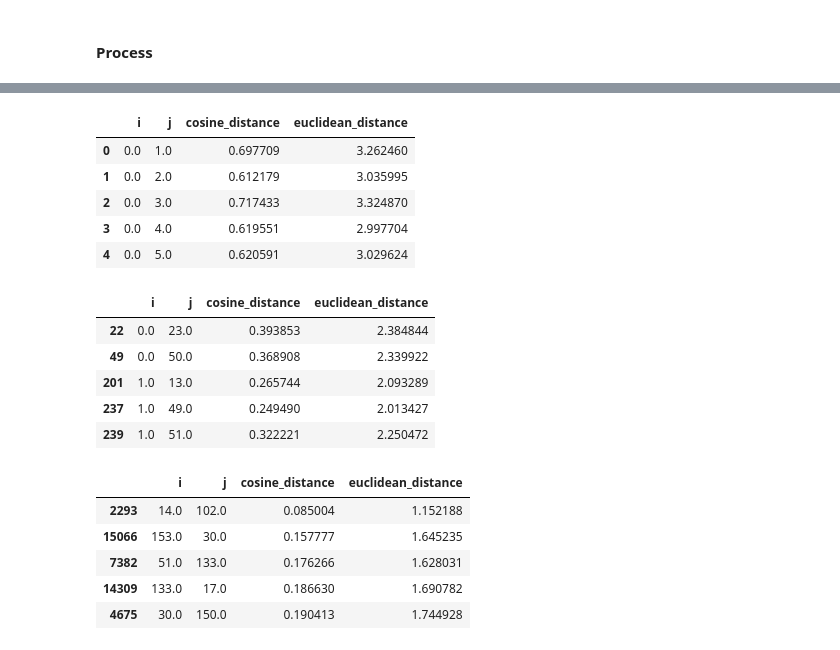
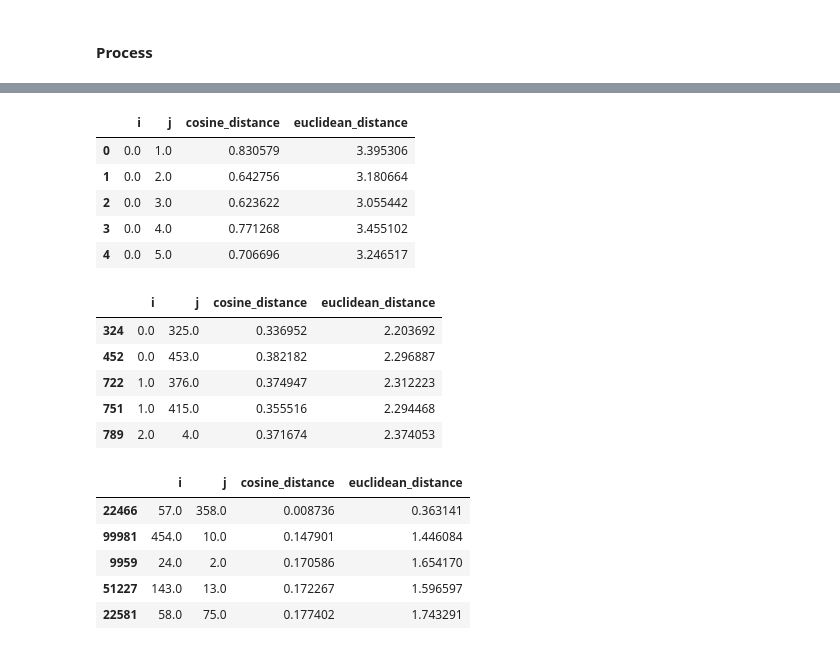
Before and after one commit to laxmilearn/ml_playground, a Jupyter notebook: src/st_mpnet_basev2_play.ipynb, the cells around one changed output, grey strips where cells are left out. Cells and saved outputs as stored; diff of their text form; code cells hidden in the pictures.

```diff
--- a/src/st_mpnet_basev2_play.ipynb
+++ b/src/st_mpnet_basev2_play.ipynb
@@ -60,5 +64,13 @@ Cosine Similiarity: 0.553466796875 for sentence = People having fun, laughing ou
 ### Play: Find Similar Sentences
 # %% [markdown]
 #### Load Data
+# %%
+# Configuration Options
+
+# This dataset contains 9567 data points, sample size of 5% means roughly 475 data points
+sample_size = 5
+
+# Maximum allowed cosine distance (or Minimum Similarity) %age
+max_cosine_distance = 40
 # %%
 baseline_df = pkg_pandas.read_csv("../data/kaggle/datasets/english-speaking-politicians-v6_0.csv.gz", compression='gzip', on_bad_lines='skip')
@@ -71,3 +82,6 @@ baseline_inputs.head()
 | 2 | Justin Trudeau | Canada | 2020-10-13 | Hello everyone.\nIt’s good to be ... | Prime Minister’s remarks on COVID... | https://pm.gc.ca/en/news/speeches... |
 | 3 | Justin Trudeau | Canada | 2020-10-09 | Hello everyone.\nI’m happy to be ... | Prime Minister’s remarks on suppo... | https://pm.gc.ca/en/news/speeches... |
 | 4 | Justin Trudeau | Canada | 2020-10-08 | Hello everyone.\nThank you, Minis... | Prime Minister’s remarks on a new... | https://pm.gc.ca/en/news/speeches... |
+# %%
+baseline_df["Author_Date"] = baseline_df["Author"] + "/" + baseline_df["Date"]
+baseline_df.head()
@@ -74,6 +95,8 @@ baseline_inputs.head()
 # %%
-# This dataset contains 9567 samples, train_size of 2% means roughly 191 samples
-train_inputs, test_inputs = pkg_model_selection.train_test_split(baseline_inputs, train_size=0.02)
+baseline_inputs = baseline_df
+
+# Use Train-Test Splitter to randomly pick the required sample size
+train_inputs, test_inputs = pkg_model_selection.train_test_split(baseline_inputs, train_size=sample_size/100)
 
 print("=== Baseline Split - Train and Test ===")
 print("Lengths: Baseline = {}, Train = {}, Test = {}".format(len(baseline_inputs), len(train_inputs), len(test_inputs)))
@@ -107,22 +152,22 @@ for i in range(len(train_embeddings)):
 similarites_df.head()
 # %% [output]
 |  | i | j | cosine_distance | euclidean_distance |
-| 0 | 0.0 | 1.0 | 0.697709 | 3.262460 |
-| 1 | 0.0 | 2.0 | 0.612179 | 3.035995 |
-| 2 | 0.0 | 3.0 | 0.717433 | 3.324870 |
-| 3 | 0.0 | 4.0 | 0.619551 | 2.997704 |
-| 4 | 0.0 | 5.0 | 0.620591 | 3.029624 |
+| 0 | 0.0 | 1.0 | 0.830579 | 3.395306 |
+| 1 | 0.0 | 2.0 | 0.642756 | 3.180664 |
+| 2 | 0.0 | 3.0 | 0.623622 | 3.055442 |
+| 3 | 0.0 | 4.0 | 0.771268 | 3.455102 |
+| 4 | 0.0 | 5.0 | 0.706696 | 3.246517 |
 # %%
-# Filter rows that have less than 40% cosine distance
-similarites_df = similarites_df[(similarites_df["cosine_distance"] < 0.40)]
+# Filter rows that have less than maximum allowed cosine distance
+similarites_df = similarites_df[(similarites_df["cosine_distance"] < (max_cosine_distance/100))]
 similarites_df.head()
 # %% [output]
 |  | i | j | cosine_distance | euclidean_distance |
-| 22 | 0.0 | 23.0 | 0.393853 | 2.384844 |
-| 49 | 0.0 | 50.0 | 0.368908 | 2.339922 |
-| 201 | 1.0 | 13.0 | 0.265744 | 2.093289 |
-| 237 | 1.0 | 49.0 | 0.249490 | 2.013427 |
-| 239 | 1.0 | 51.0 | 0.322221 | 2.250472 |
+| 324 | 0.0 | 325.0 | 0.336952 | 2.203692 |
+| 452 | 0.0 | 453.0 | 0.382182 | 2.296887 |
+| 722 | 1.0 | 376.0 | 0.374947 | 2.312223 |
+| 751 | 1.0 | 415.0 | 0.355516 | 2.294468 |
+| 789 | 2.0 | 4.0 | 0.371674 | 2.374053 |
 # %%
 # Sort using similarity
 similarites_df.sort_values(by=["cosine_distance", "euclidean_distance"], ascending=True, inplace=True)
@@ -130,8 +175,8 @@ similarites_df.to_csv("../.outputs/persisted/st_mpnet_basev2_similar_sentences.c
 similarites_df.head()
 # %% [output]
 |  | i | j | cosine_distance | euclidean_distance |
-| 2293 | 14.0 | 102.0 | 0.085004 | 1.152188 |
-| 15066 | 153.0 | 30.0 | 0.157777 | 1.645235 |
-| 7382 | 51.0 | 133.0 | 0.176266 | 1.628031 |
-| 14309 | 133.0 | 17.0 | 0.186630 | 1.690782 |
-| 4675 | 30.0 | 150.0 | 0.190413 | 1.744928 |
+| 22466 | 57.0 | 358.0 | 0.008736 | 0.363141 |
+| 99981 | 454.0 | 10.0 | 0.147901 | 1.446084 |
+| 9959 | 24.0 | 2.0 | 0.170586 | 1.654170 |
+| 51227 | 143.0 | 13.0 | 0.172267 | 1.596597 |
+| 22581 | 58.0 | 75.0 | 0.177402 | 1.743291 |
```
Also changed, not shown: parts of 8 cells of this notebook, 2 other files.
